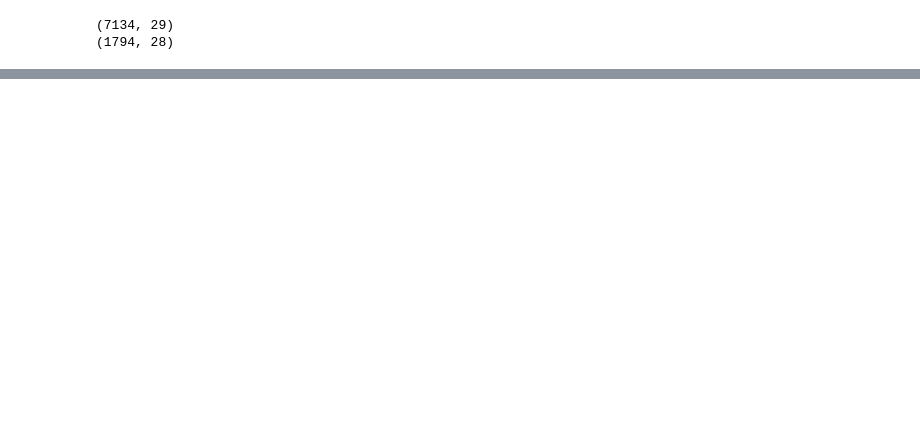
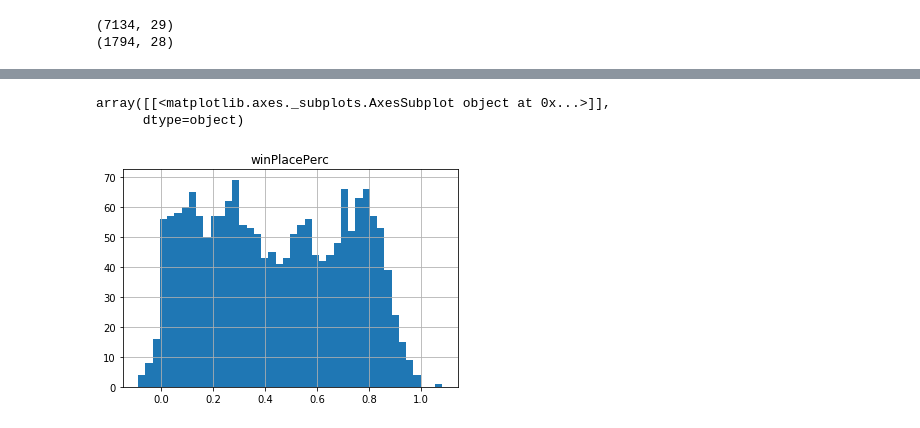
Before and after one commit to makkimaki/GCIwinter2019_assignments, a Jupyter notebook: competition3/Kernel_xgbRegressor.ipynb, the cells around one changed output, grey strips where cells are left out. Cells and saved outputs as stored; diff of their text form; code cells hidden in the pictures; blank space fills up the shorter version.

```diff
--- a/competition3/Kernel_xgbRegressor.ipynb
+++ b/competition3/Kernel_xgbRegressor.ipynb
@@ -86,0 +159,3 @@ ExecutableNotFound: failed to execute ['dot', '-Tpng'], make sure the Graphviz e
+# %%
+submission_xgb = pd.read_csv("submission_xgb.csv")
+submission_xgb.head()
@@ -86,0 +169,6 @@ ExecutableNotFound: failed to execute ['dot', '-Tpng'], make sure the Graphviz e
+# %%
+submission_xgb.hist(bins=int(np.sqrt(submission_xgb.shape[0])))
+# %% [output]
+array([[<matplotlib.axes._subplots.AxesSubplot object at 0x...>]],
+      dtype=object)
+[figure, added]
```
Also changed, not shown: parts of 12 cells of this notebook.
